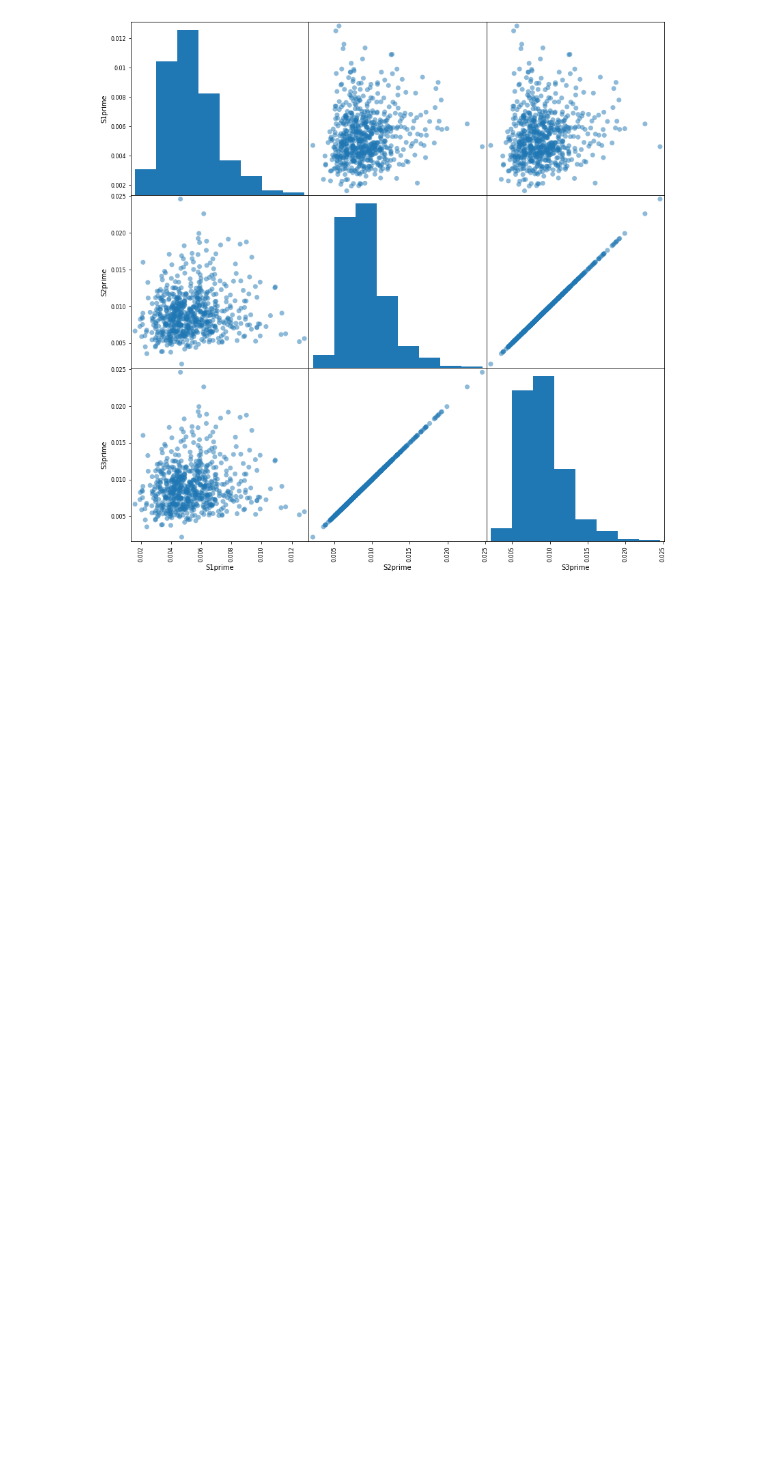
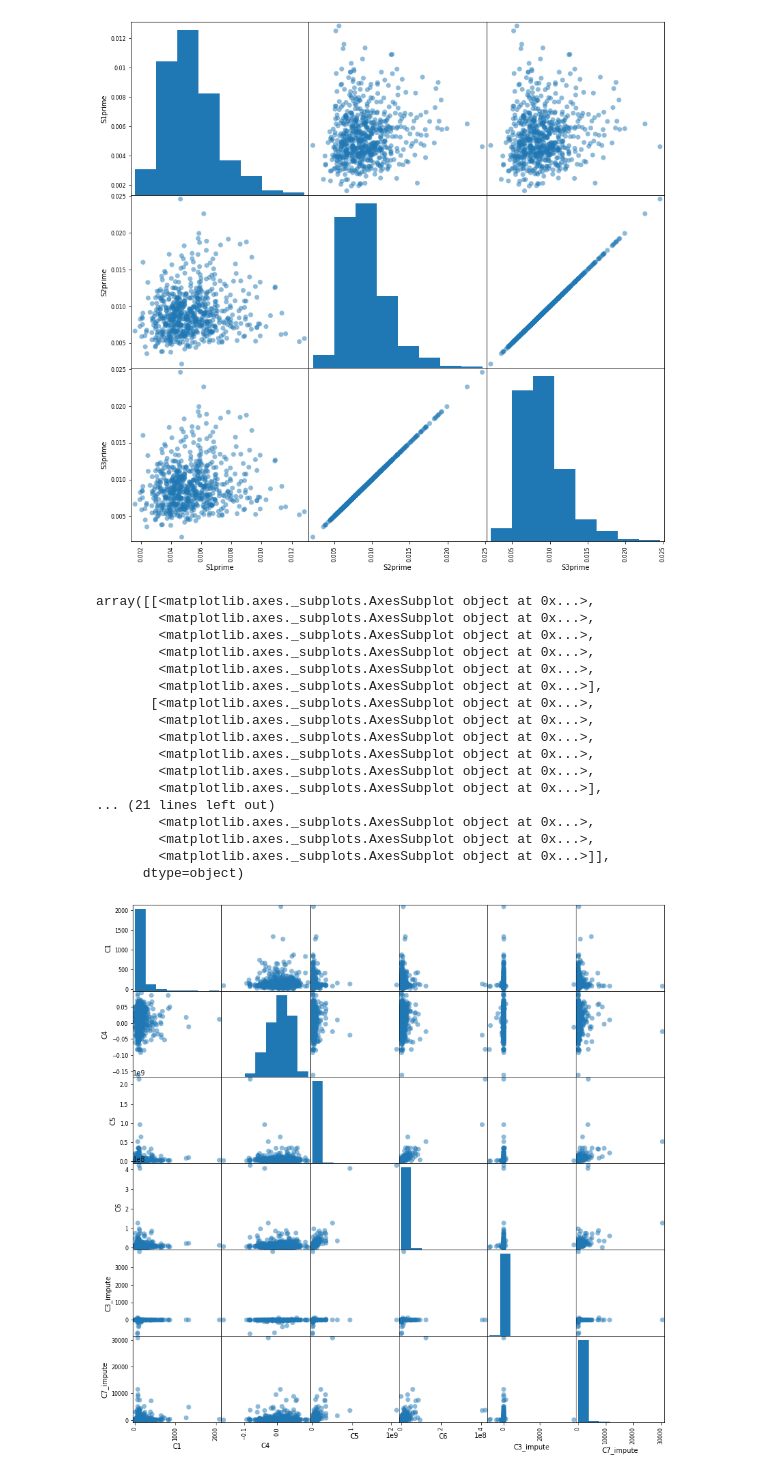
Before and after one commit to fairfield-university-ba545/project1-mem, a Jupyter notebook: ERIK_TEST.ipynb, the cells around one changed output. Cells and saved outputs as stored; diff of their text form; code cells hidden in the pictures; blank space fills up the shorter version.

```diff
--- a/ERIK_TEST.ipynb
+++ b/ERIK_TEST.ipynb
@@ -184,9 +184,13 @@ data['C6`'] = data['C6`'].astype(float)
 #data.drop(217,inplace=True)
 #percent of long sentences
 data["T1prime"] = data["T4"].astype(float)/data["T1"].astype(float)
+# percent of words
+
 #percent of real words
 data["T3prime"] = data["T3"].astype(float)/data["T2"].astype(float)
-#percent of long words
+#percent of long sentences
+data["T4prime"] = data["T1"].astype(float)/data["T4"].astype(float)
+# percent of long words
 data["T4prime"] = data["T5"].astype(float)/data["T2"].astype(float)
 #percent of positive words
 data["S1prime"] = data["S1"].astype(float)/data["T2"].astype(float)
@@ -226,10 +230,10 @@ dtypes: float64(28), int64(4), object(3)
 memory usage: 185.6+ KB
 # %%
 # exclude C6Calc and put Y1, Y2 at the end
-data = data[['I1', 'I2', 'I3', 'P(IPO)', 'P(H)', 'P(L)', 'P(1Day)', 'C1', 'C2', 'C4',
-       'C5', 'C6', 'T1', 'T2', 'T3', 'T4', 'T5', 'S1', 'S2', 'S3', 'C3_impute',
+data = data[['C1', 'C4',
+       'C5', 'C6', 'T2', 'T5', 'C3_impute',
        'C7_impute', 'C3`', 'C5`', 'C6`',
-       'T1prime', 'T3prime', 'T4prime', 'S1prime', 'S2prime', 'S3prime','Y1', 'Y2']]
+       'T1prime', 'T3prime', 'T4prime','T5prime', 'S1prime', 'S2prime', 'S3prime','Y1', 'Y2']]
 # %%
 data.columns
 # %% [output]
@@ -261,3 +330,25 @@ array([[<matplotlib.axes._subplots.AxesSubplot object at 0x...>,
         <matplotlib.axes._subplots.AxesSubplot object at 0x...>]],
       dtype=object)
 [figure]
+# %%
+pd.plotting.scatter_matrix(data[['C1', 'C4',
+       'C5', 'C6','C3_impute','C7_impute']], figsize=(14,14), hist_kwds={'bins':8}, alpha=.5, marker='o', s=50)
+# %% [output]
+array([[<matplotlib.axes._subplots.AxesSubplot object at 0x...>,
+        <matplotlib.axes._subplots.AxesSubplot object at 0x...>,
+        <matplotlib.axes._subplots.AxesSubplot object at 0x...>,
+        <matplotlib.axes._subplots.AxesSubplot object at 0x...>,
+        <matplotlib.axes._subplots.AxesSubplot object at 0x...>,
+        <matplotlib.axes._subplots.AxesSubplot object at 0x...>],
+       [<matplotlib.axes._subplots.AxesSubplot object at 0x...>,
+        <matplotlib.axes._subplots.AxesSubplot object at 0x...>,
+        <matplotlib.axes._subplots.AxesSubplot object at 0x...>,
+        <matplotlib.axes._subplots.AxesSubplot object at 0x...>,
+        <matplotlib.axes._subplots.AxesSubplot object at 0x...>,
+        <matplotlib.axes._subplots.AxesSubplot object at 0x...>],
+... (21 lines left out)
+        <matplotlib.axes._subplots.AxesSubplot object at 0x...>,
+        <matplotlib.axes._subplots.AxesSubplot object at 0x...>,
+        <matplotlib.axes._subplots.AxesSubplot object at 0x...>]],
+      dtype=object)
+[figure, added]
```
Also changed, not shown: parts of 9 cells of this notebook, 1 other file.
